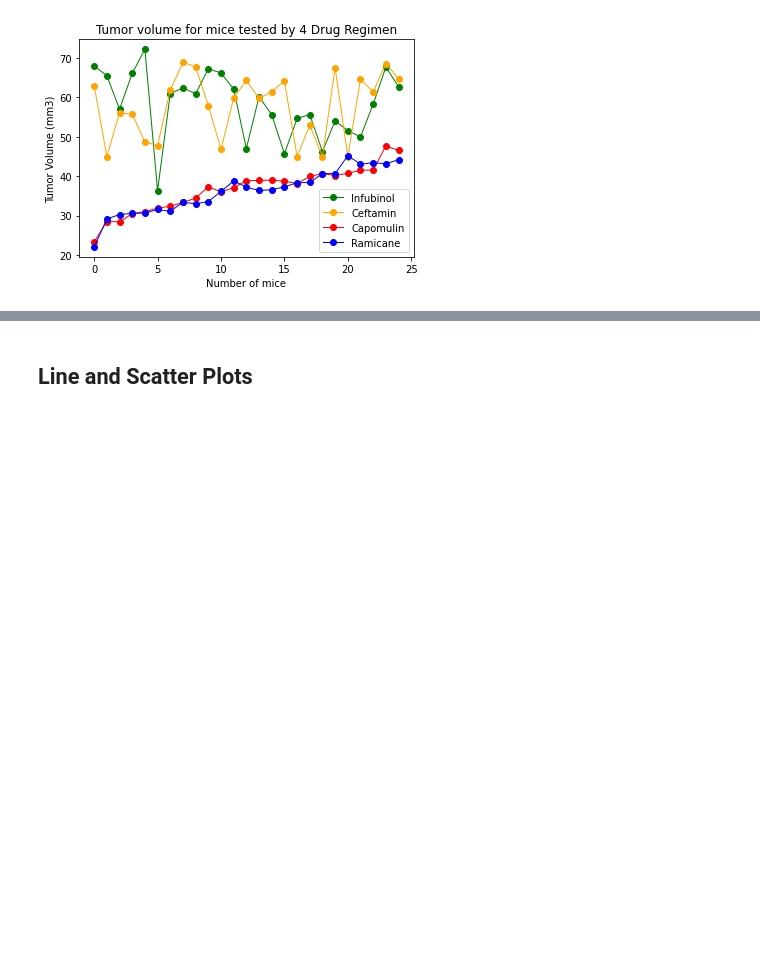
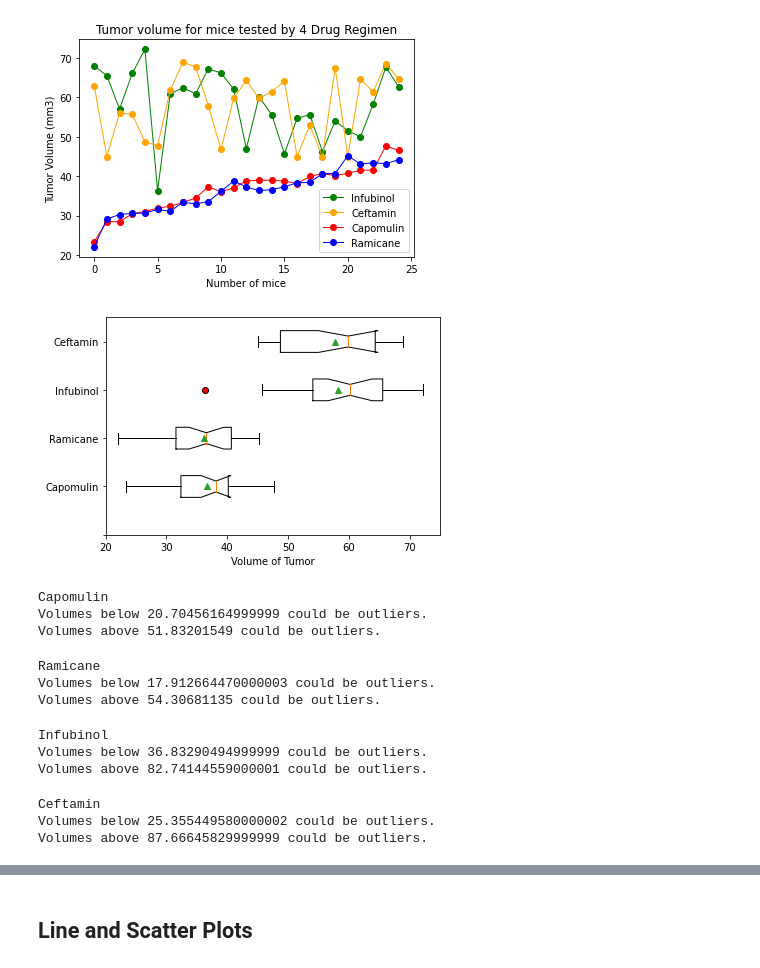
Before and after one commit to antoinetteboyle/matplotlib-challenge, a Jupyter notebook: Pymaceuticals/pymaceuticals_main_code.ipynb, the cells around one changed output, grey strips where cells are left out. Drawn from its saved outputs; the diff is of its cells as text; code cells hidden in the pictures; blank space fills up the shorter version.

```diff
--- a/Pymaceuticals/pymaceuticals_starter.ipynb
+++ b/Pymaceuticals/pymaceuticals_main_code.ipynb
@@ -294,27 +302,23 @@ lasttime
 # Put treatments into a list for for loop (and later for plot labels)
 treatments = ['Capomulin','Ramicane','Infubinol','Ceftamin']
 # Create empty list to fill with tumor vol data (for plotting)
-CapomulinVol = []
-RamicaneVol = []
-InfubinolVol = []
-CeftaminVol = []
+Vol = []
 
 for treatment in treatments:
     if treatment == 'Capomulin':
         cap = (lasttime.loc[lasttime['Drug Regimen']==treatment,'Tumor Volume (mm3)'])
         capmean = cap.mean()
-        capsort = sorted(cap)
-        CapomulinVol.append(capsort)
+        Vol.append(capsort)
     elif treatment == 'Ramicane':
         ram = (lasttime.loc[lasttime['Drug Regimen']==treatment,'Tumor Volume (mm3)'])
         rammean = ram.mean()
-        RamicaneVol.append(ram)
+        Vol.append(ram)
     elif treatment == 'Infubinol':
         inf = (lasttime.loc[lasttime['Drug Regimen']==treatment,'Tumor Volume (mm3)'])
         infmean = inf.mean()
-        InfubinolVol.append(inf)
+        Vol.append(inf)
     elif treatment == 'Ceftamin':
         cef = (lasttime.loc[lasttime['Drug Regimen']==treatment,'Tumor Volume (mm3)'])
         cefmean = cef.mean()
-        CeftaminVol.append(cef)
+        Vol.append(cef)
 # %%
@@ -345,3 +350,13 @@ plt.ylabel("Tumor Volume (mm3)")
 plt.show()
 # %% [output]
 [figure]
+# %%
+# Generate a box plot of the final tumor volume of each mouse across four regimens of interest
+red_circle = dict(markerfacecolor='red',marker='o')
+plt.boxplot(x=Vol, vert=False, flierprops=red_circle, showmeans=True, notch=True)
+plt.xlabel('Volume of Tumor')
+plt.xlim(20, 75)
+plt.yticks(np.arange(5), ["",'Capomulin', 'Ramicane', 'Infubinol','Ceftamin'])
+plt.show()
+# %% [output]
+[figure, added]
@@ -348 +365,57 @@ plt.show()
+# %%
+quartiles = cap.quantile([.25,.5,.75])
+lowercap = quartiles[0.25]
+uppercap = quartiles[0.75]
+iqr = uppercap-lowercap
+lower_boundcap = lowercap - (1.5*iqr)
+upper_boundcap = uppercap + (1.5*iqr)
+print(treatments[0])
+print(f"Volumes below {lower_boundcap} could be outliers.")
+print(f"Volumes above {upper_boundcap} could be outliers.")
+# %% [output]
+Capomulin
+Volumes below 20.70456164999999 could be outliers.
+Volumes above 51.83201549 could be outliers.
+# %%
+quartiles = ram.quantile([.25,.5,.75])
+lowerram = quartiles[0.25]
+upperram = quartiles[0.75]
+iqr = upperram-lowerram
+lower_boundram = lowerram - (1.5*iqr)
+upper_boundram = upperram + (1.5*iqr)
+print(treatments[1])
+print(f"Volumes below {lower_boundram} could be outliers.")
+print(f"Volumes above {upper_boundram} could be outliers.")
+# %% [output]
+Ramicane
+Volumes below 17.912664470000003 could be outliers.
+Volumes above 54.30681135 could be outliers.
+# %%
+quartiles = inf.quantile([.25,.5,.75])
+lowerinf = quartiles[0.25]
+upperinf = quartiles[0.75]
+iqr = upperinf-lowerinf
+lower_boundinf = lowerinf - (1.5*iqr)
+upper_boundinf = upperinf + (1.5*iqr)
+print(treatments[2])
+print(f"Volumes below {lower_boundinf} could be outliers.")
+print(f"Volumes above {upper_boundinf} could be outliers.")
+# %% [output]
+Infubinol
+Volumes below 36.83290494999999 could be outliers.
+Volumes above 82.74144559000001 could be outliers.
+# %%
+quartiles = cef.quantile([.25,.5,.75])
+lowercef = quartiles[0.25]
+uppercef = quartiles[0.75]
+iqr = uppercef-lowercef
+lower_boundcef = lowercef - (1.5*iqr)
+upper_boundcef = uppercef + (1.5*iqr)
+print(treatments[3])
+print(f"Volumes below {lower_boundcef} could be outliers.")
+print(f"Volumes above {upper_boundcef} could be outliers.")
+# %% [output]
+Ceftamin
+Volumes below 25.355449580000002 could be outliers.
+Volumes above 87.66645829999999 could be outliers.
 # %%
```
Also changed, not shown: parts of 14 cells of this notebook, 2 other files.
